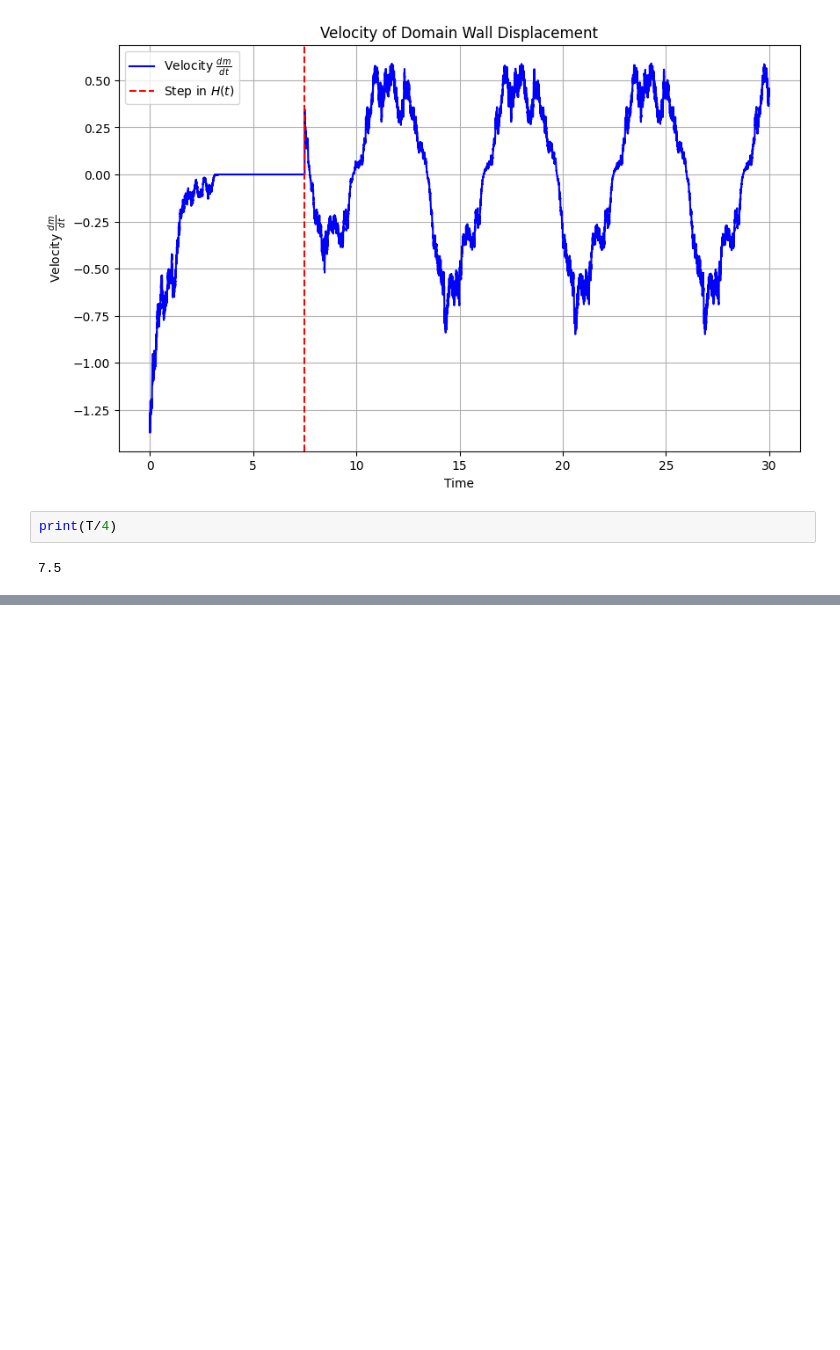
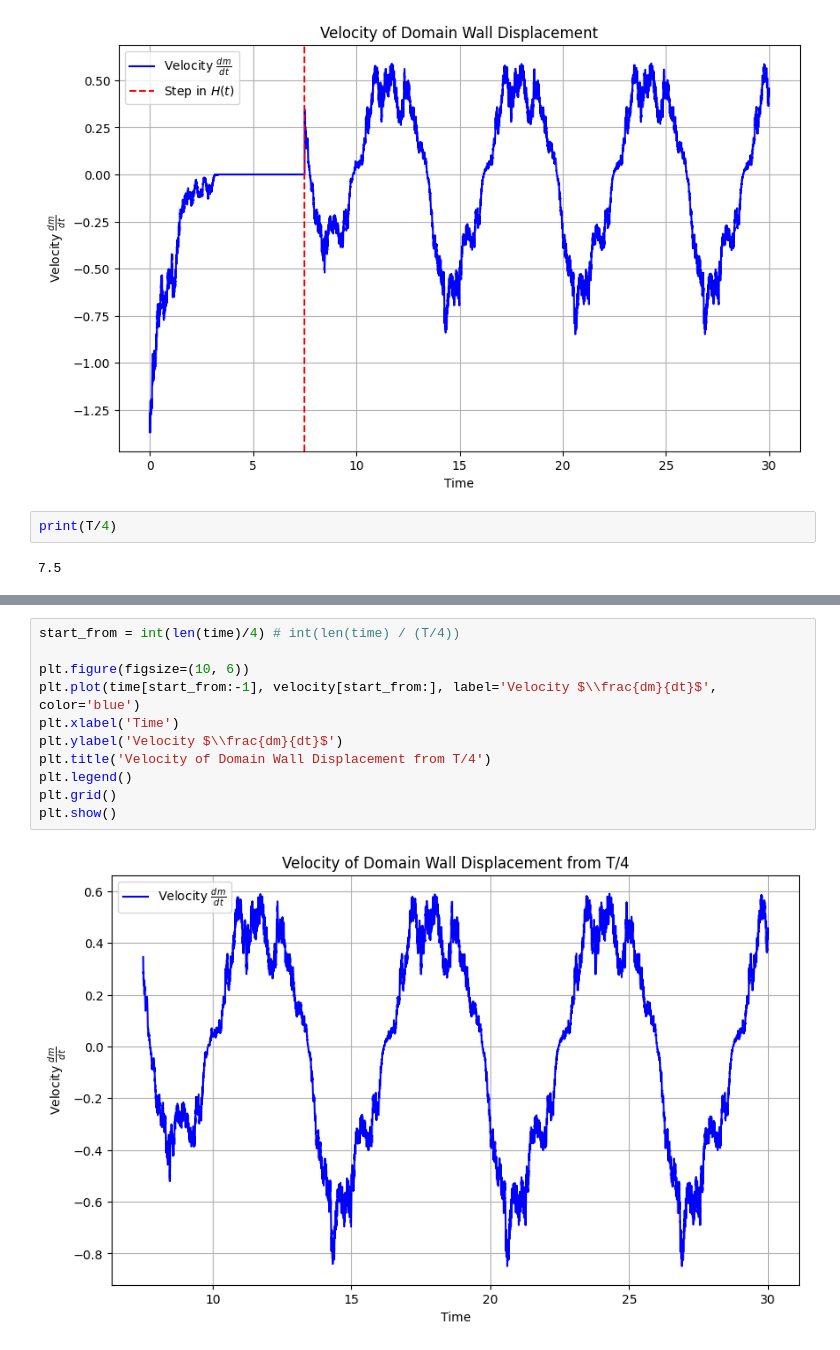
Before and after one commit to UNICT-Fake-Audio/Barkhausen-noise-simulator, a Jupyter notebook: ABBM.ipynb, the cells around one changed output, grey strips where cells are left out. Saved outputs shown, nothing was run; the diff lists cells and outputs as text; blank space fills up the shorter version.

```diff
--- a/ABBM.ipynb
+++ b/ABBM.ipynb
@@ -156,3 +156,16 @@ plt.grid()
 plt.show()
 # %% [output]
 [figure]
+# %%
+start_from = int(len(time)/4) # int(len(time) / (T/4))
+
+plt.figure(figsize=(10, 6))
+plt.plot(time[start_from:-1], velocity[start_from:], label='Velocity $\\frac{dm}{dt}$', color='blue')
+plt.xlabel('Time')
+plt.ylabel('Velocity $\\frac{dm}{dt}$')
+plt.title('Velocity of Domain Wall Displacement from T/4')
+plt.legend()
+plt.grid()
+plt.show()
+# %% [output]
+[figure, added]
```
Also changed, not shown: parts of 2 cells of this notebook, 2 other files.
